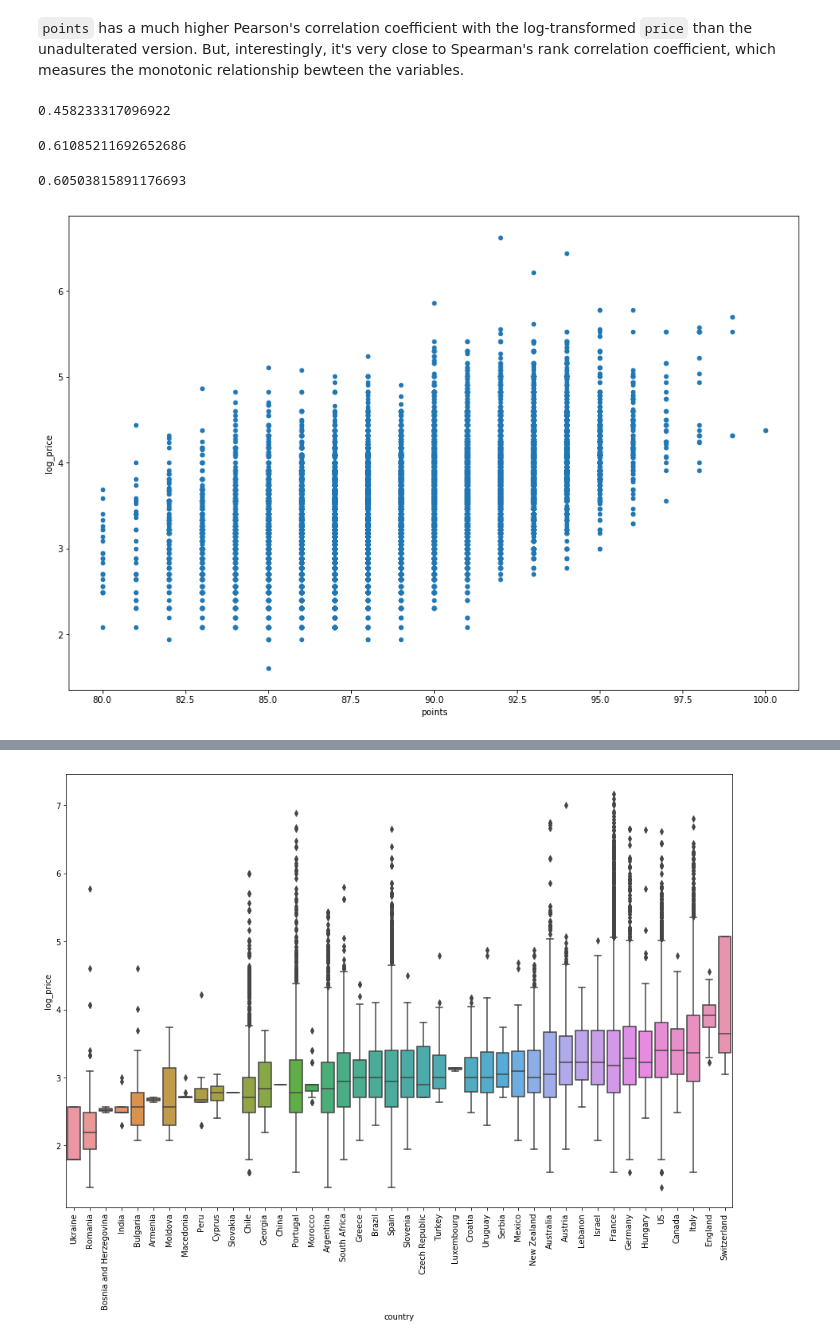
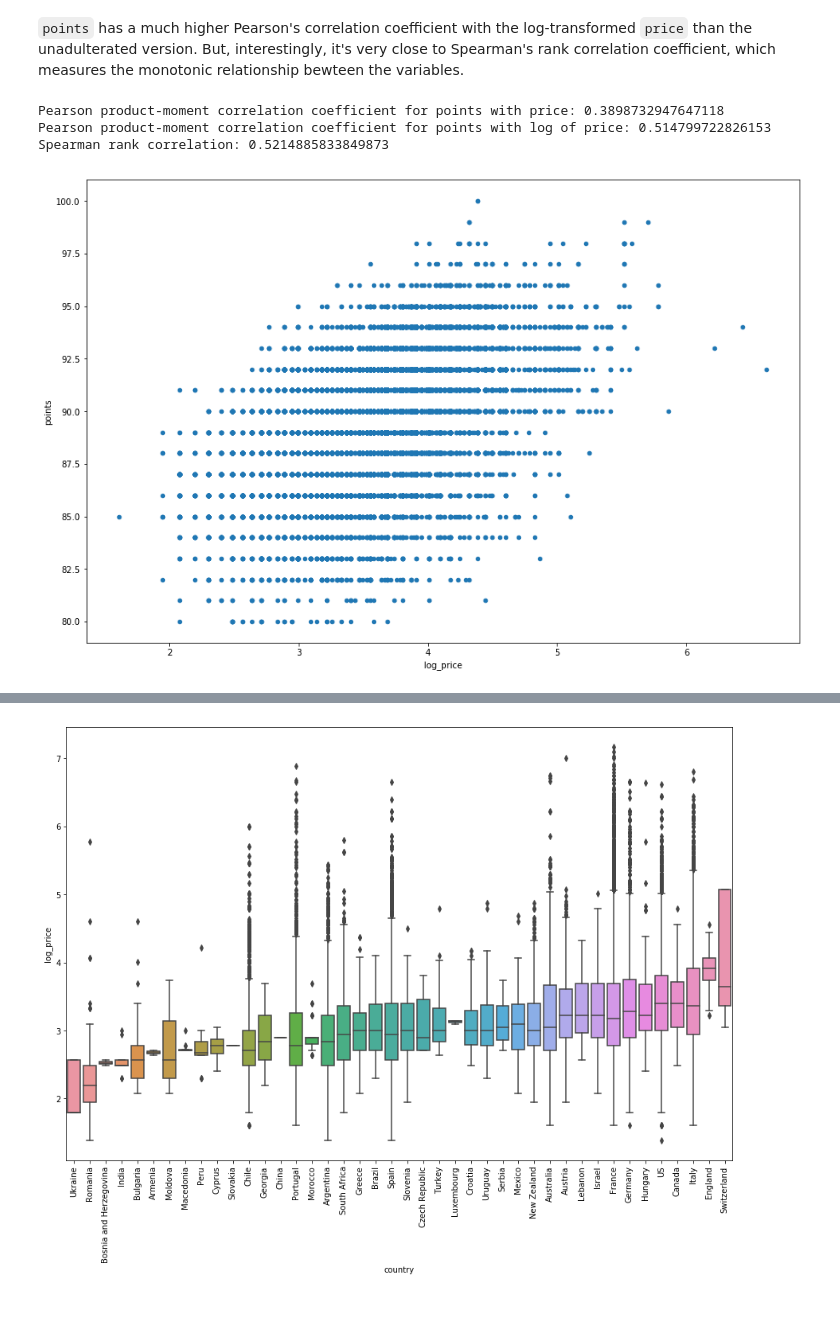
Before and after one commit to jbertscher/wining-and-mining, a Jupyter notebook: notebooks/1.0-jb-initial-data-exploration.ipynb, the cells around one changed output, grey strips where cells are left out. Drawn from its saved outputs; the diff is of its cells as text; code cells hidden in the pictures; blank space fills up the shorter version.

Commit message:
Redid scaling (logging price). Still work on progress.

```diff
--- a/notebooks/1.0-jb-initial-data-exploration.ipynb
+++ b/notebooks/1.0-jb-initial-data-exploration.ipynb
@@ -119,18 +152,18 @@ plt.show();
 # %% [markdown]
 `points` has a much higher Pearson's correlation coefficient with the log-transformed `price` than the unadulterated version. But, interestingly, it's very close to Spearman's rank correlation coefficient, which measures the monotonic relationship bewteen the variables.
-# %%
-wine['points'].corr(price)
-wine['points'].corr(log_price)
-wine['points'].corr(log_price, method = 'spearman')
-# %% [output]
-0.458233317096922
-0.61085211692652686
-0.60503815891176693
+# %%
+print('Pearson product-moment correlation coefficient for points with price:', wine['points'].corr(wine['price']))
+print('Pearson product-moment correlation coefficient for points with log of price:', wine['points'].corr(wine['log_price']))
+print('Spearman rank correlation:', wine['points'].corr(wine['log_price'], method = 'spearman'))
+# %% [output]
+Pearson product-moment correlation coefficient for points with price: 0.3898732947647118
+Pearson product-moment correlation coefficient for points with log of price: 0.514799722826153
+Spearman rank correlation: 0.5214885833849873
 # %%
 wine = wine.loc[wine['price'] < 1500]
-wine.plot.scatter('points', 'log_price', figsize = (15, 10));
+wine.plot.scatter(x = 'log_price', y='points', figsize = (15, 10));
 # %% [output]
-[figure, old version]
+[figure, new version]
 # %%
 wine['log_price_cat'] = wine['log_price'].round()
 
```
Also changed, not shown: parts of 16 cells of this notebook, 1 other file.
